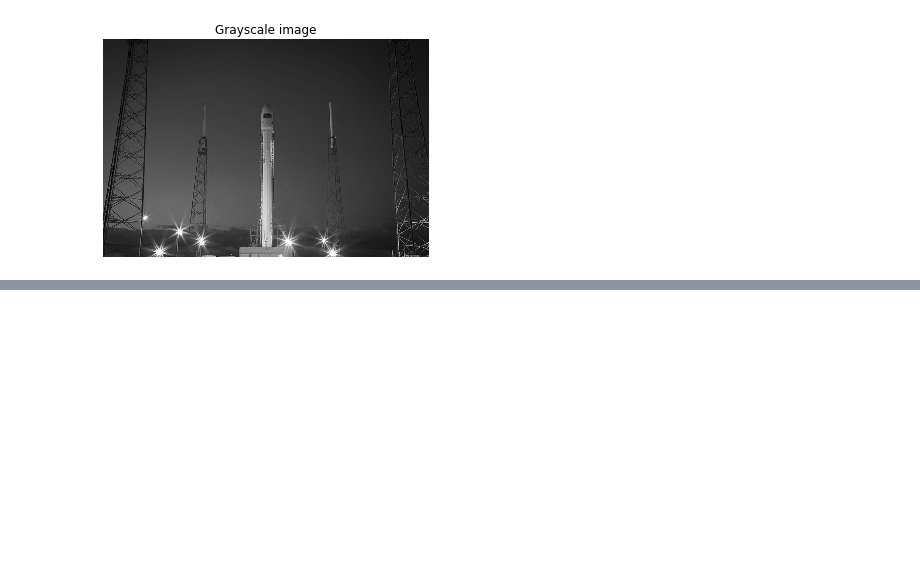
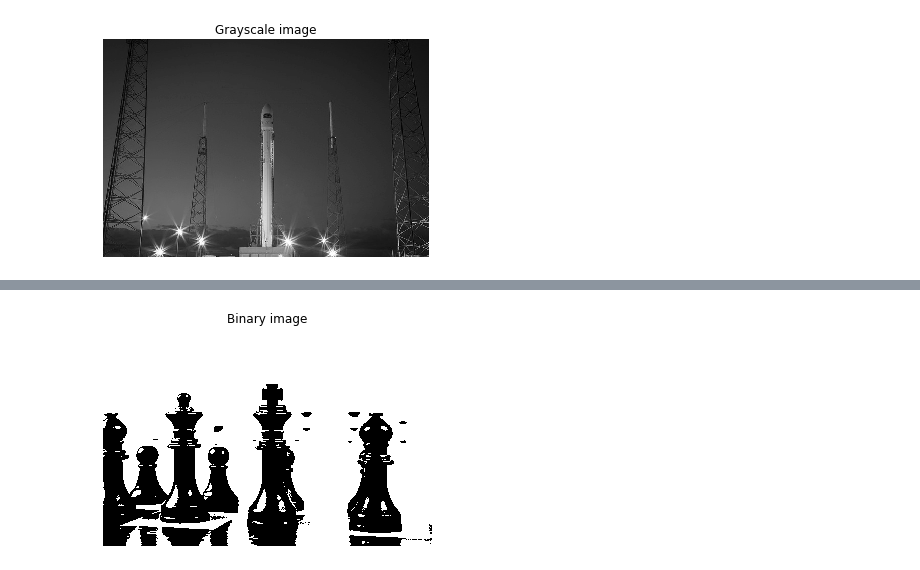
Before and after one commit to goodboychan/datacamp_repo, a Jupyter notebook: Image.Processing.in.Python/Introducing-Image-Processing-and-scikit-image.ipynb, the cells around one changed output, grey strips where cells are left out. Cells and saved outputs as stored; diff of their text form; code cells hidden in the pictures; blank space fills up the shorter version.

```diff
--- a/Image.Processing.in.Python/Introducing-Image-Processing-and-scikit-image.ipynb
+++ b/Image.Processing.in.Python/Introducing-Image-Processing-and-scikit-image.ipynb
@@ -75,0 +133,18 @@ show_image(gray_scaled_rocket, 'Grayscale image')
+# %%
+from skimage.filters import threshold_otsu
+
+chess_pieces_image = plt.imread('./dataset/bw.jpg')
+
+# Make the image grayscale using rgb2gray
+chess_pieces_image_gray = color.rgb2gray(chess_pieces_image)
+
+# Obtain the optimal threshold value with otsu
+thresh = threshold_otsu(chess_pieces_image_gray)
+
+# Apply thresholding to the image
+binary = chess_pieces_image_gray > thresh
+
+# Show the image
+show_image(binary, 'Binary image')
+# %% [output]
+[figure, added]
```
Also changed, not shown: parts of 16 cells of this notebook, 6 other files.
